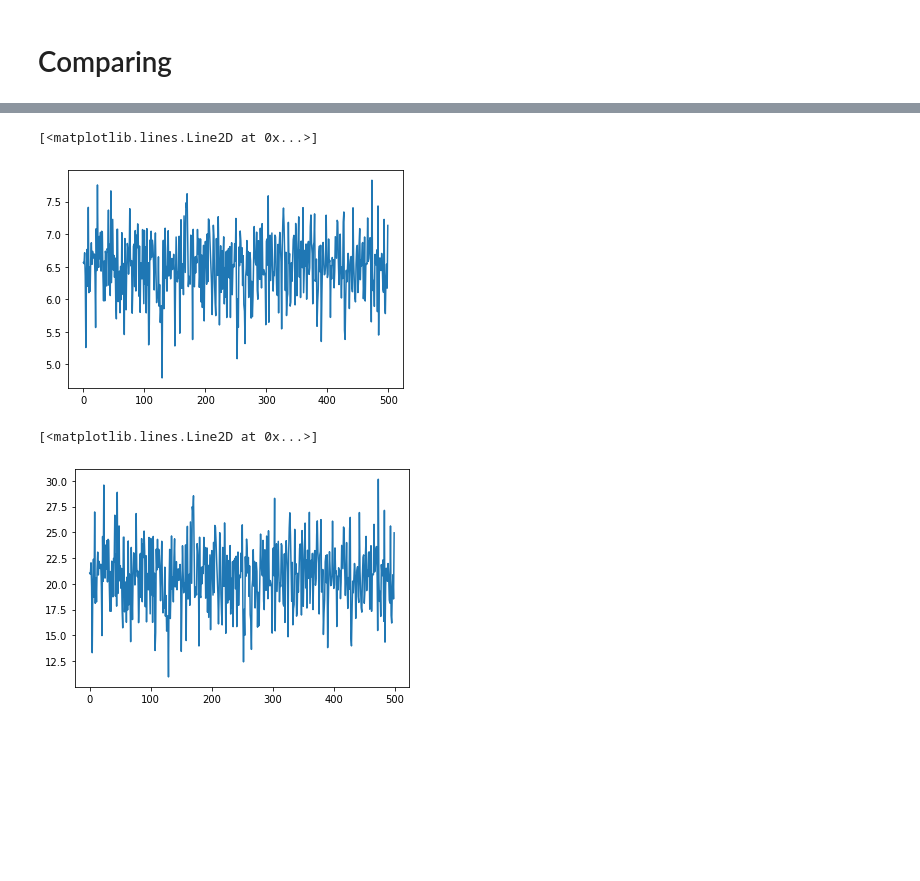
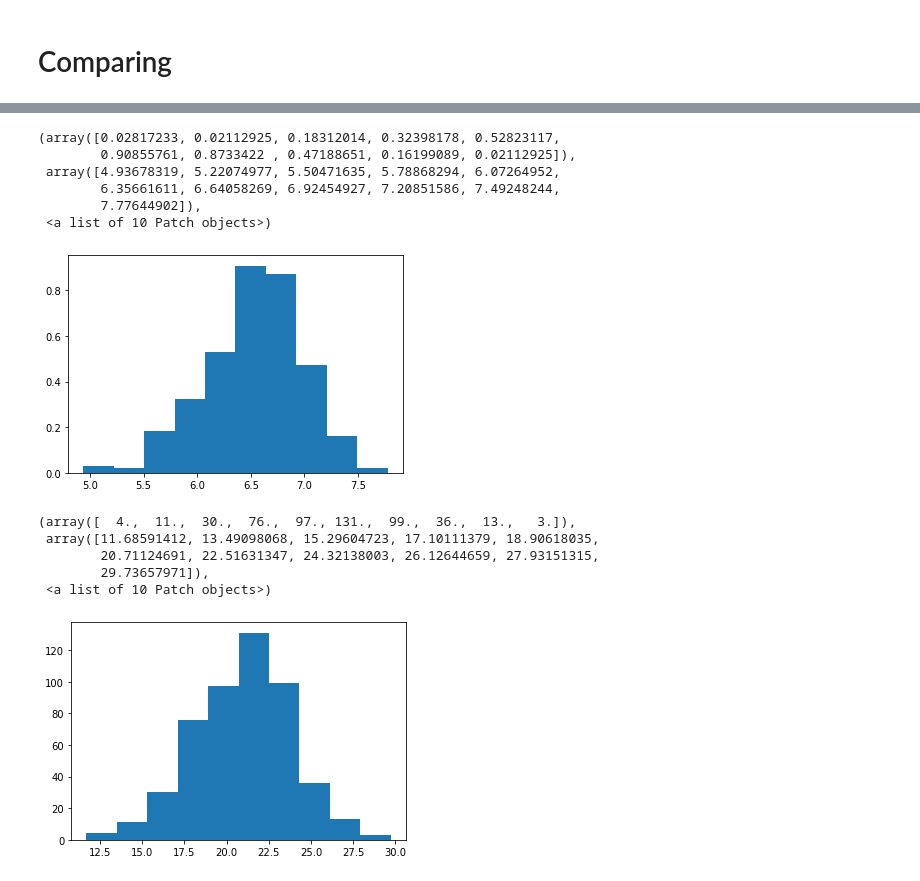
Before and after one commit to BssMsi/mllib, a Jupyter notebook: preprocess/preprocessing.ipynb, the cells around one changed output, grey strips where cells are left out. Saved outputs shown, nothing was run; the diff lists cells and outputs as text; code cells hidden in the pictures; blank space fills up the shorter version.

```diff
--- a/preprocess/preprocessing.ipynb
+++ b/preprocess/preprocessing.ipynb
@@ -134,10 +119,19 @@ prob = stats.probplot(xtm, dist=stats.norm, plot=ax3)
 # %%
-plt.plot(x)
+plt.hist(x)
 # %% [output]
-[<matplotlib.lines.Line2D at 0x...>]
+(array([0.02817233, 0.02112925, 0.18312014, 0.32398178, 0.52823117,
+        0.90855761, 0.8733422 , 0.47188651, 0.16199089, 0.02112925]),
+ array([4.93678319, 5.22074977, 5.50471635, 5.78868294, 6.07264952,
+        6.35661611, 6.64058269, 6.92454927, 7.20851586, 7.49248244,
+        7.77644902]),
+ <a list of 10 Patch objects>)
-[figure, old version]
+[figure, new version]
 # %%
-plt.plot(xt)
+plt.hist(xt)
 # %% [output]
-[<matplotlib.lines.Line2D at 0x...>]
+(array([  4.,  11.,  30.,  76.,  97., 131.,  99.,  36.,  13.,   3.]),
+ array([11.68591412, 13.49098068, 15.29604723, 17.10111379, 18.90618035,
+        20.71124691, 22.51631347, 24.32138003, 26.12644659, 27.93151315,
+        29.73657971]),
+ <a list of 10 Patch objects>)
-[figure, old version]
+[figure, new version]
```
Also changed, not shown: parts of 5 cells of this notebook, 5 other files.
